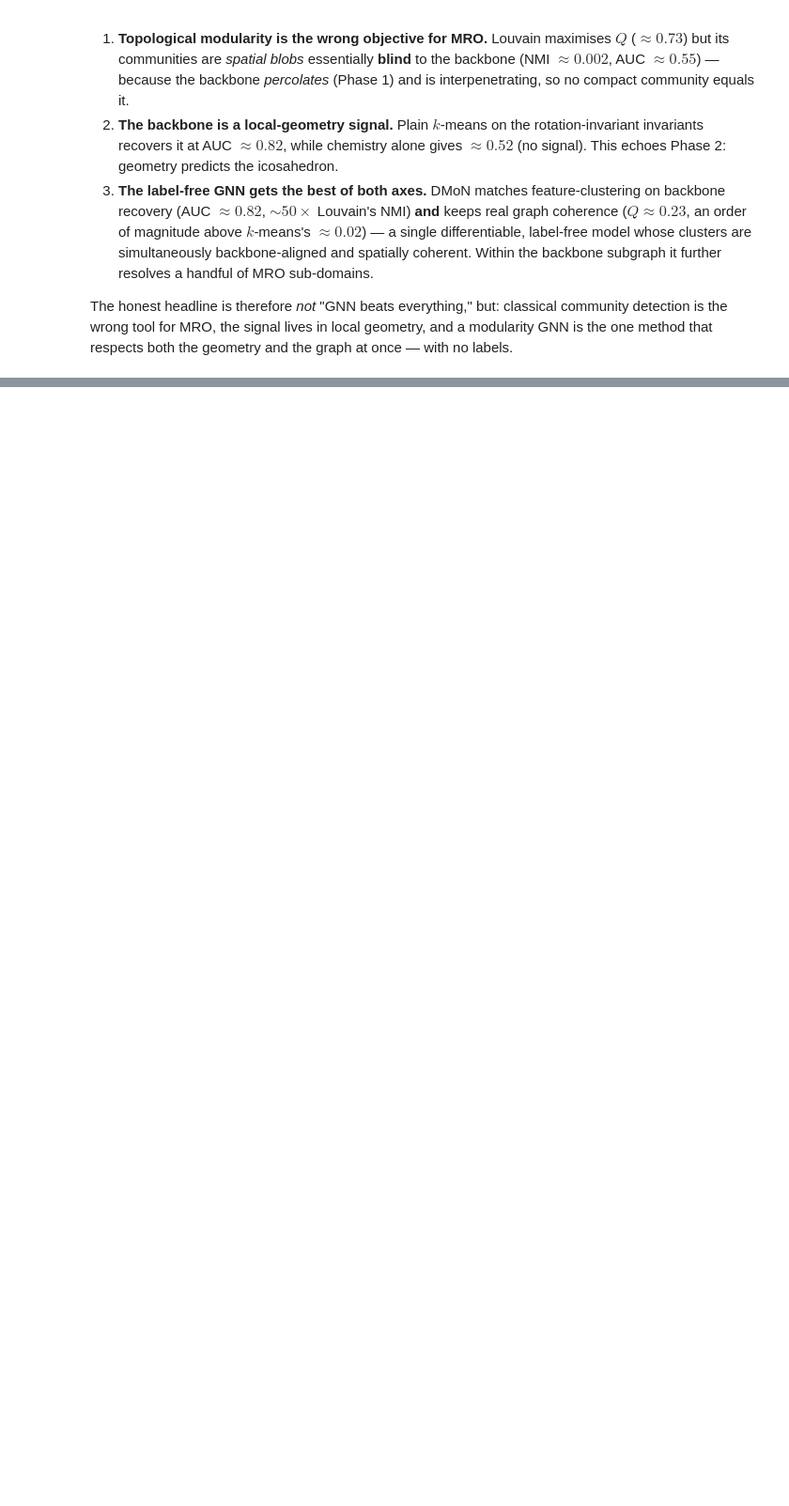
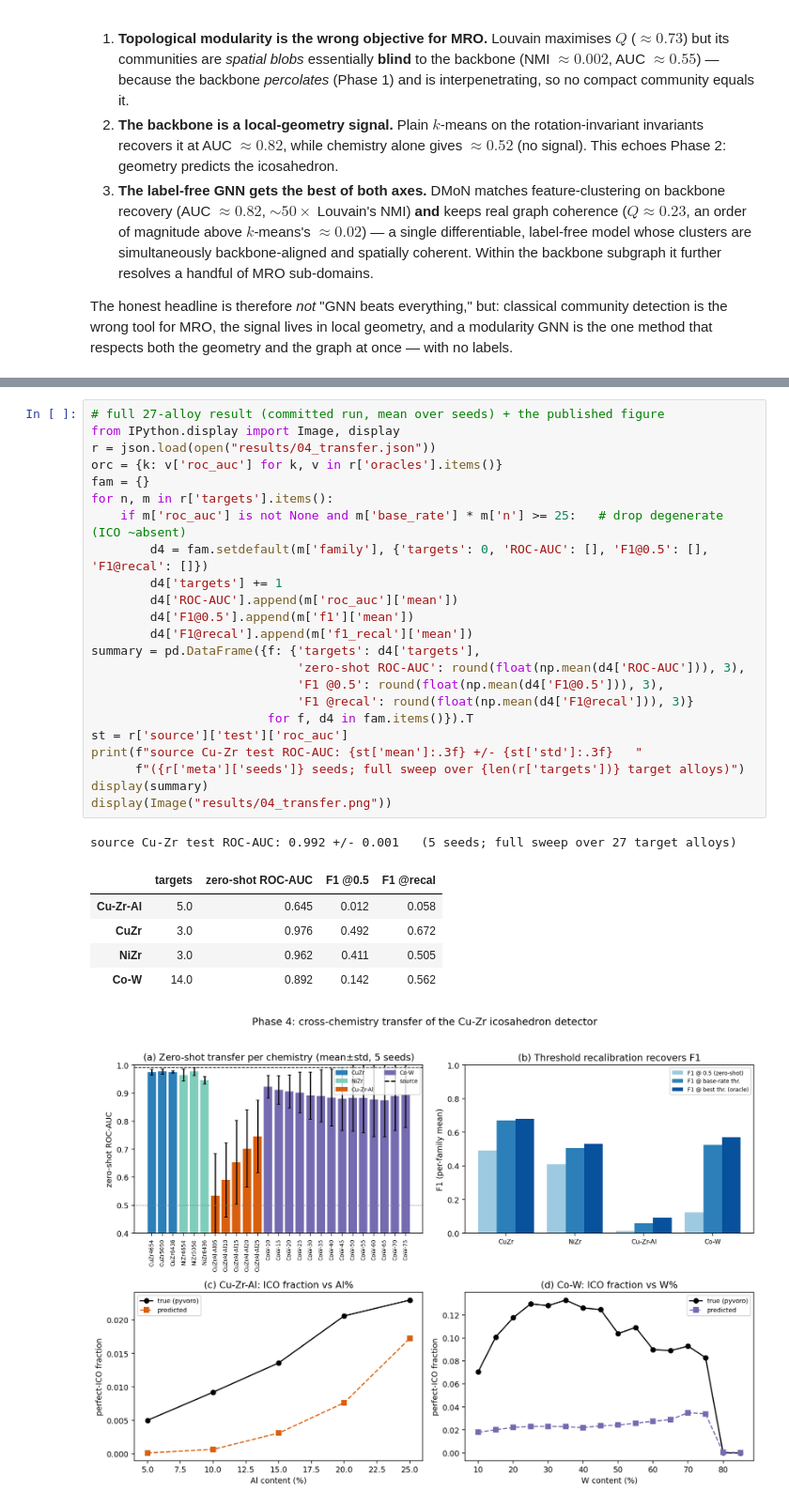
Before and after one commit to ali-elite/metallic-glass-gnn, a Jupyter notebook: metallic_glass_gnn.ipynb, the cells around one changed output, grey strips where cells are left out. Shown at 94% size. Saved outputs shown, nothing was run; the diff lists cells and outputs as text; blank space fills up the shorter version.

```diff
--- a/metallic_glass_gnn.ipynb
+++ b/metallic_glass_gnn.ipynb
@@ -480,0 +529,31 @@ that respects both the geometry and the graph at once — with no labels.
+# %%
+# full 27-alloy result (committed run, mean over seeds) + the published figure
+from IPython.display import Image, display
+r = json.load(open("results/04_transfer.json"))
+orc = {k: v['roc_auc'] for k, v in r['oracles'].items()}
+fam = {}
+for n, m in r['targets'].items():
+    if m['roc_auc'] is not None and m['base_rate'] * m['n'] >= 25:   # drop degenerate (ICO ~absent)
+        d4 = fam.setdefault(m['family'], {'targets': 0, 'ROC-AUC': [], 'F1@0.5': [], 'F1@recal': []})
+        d4['targets'] += 1
+        d4['ROC-AUC'].append(m['roc_auc']['mean'])
+        d4['F1@0.5'].append(m['f1']['mean'])
+        d4['F1@recal'].append(m['f1_recal']['mean'])
+summary = pd.DataFrame({f: {'targets': d4['targets'],
+                            'zero-shot ROC-AUC': round(float(np.mean(d4['ROC-AUC'])), 3),
+                            'F1 @0.5': round(float(np.mean(d4['F1@0.5'])), 3),
+                            'F1 @recal': round(float(np.mean(d4['F1@recal'])), 3)}
+                        for f, d4 in fam.items()}).T
+st = r['source']['test']['roc_auc']
+print(f"source Cu-Zr test ROC-AUC: {st['mean']:.3f} +/- {st['std']:.3f}   "
+      f"({r['meta']['seeds']} seeds; full sweep over {len(r['targets'])} target alloys)")
+display(summary)
+display(Image("results/04_transfer.png"))
+# %% [output]
+source Cu-Zr test ROC-AUC: 0.992 +/- 0.001   (5 seeds; full sweep over 27 target alloys)
+|  | targets | zero-shot ROC-AUC | F1 @0.5 | F1 @recal |
+| Cu-Zr-Al | 5.0 | 0.645 | 0.012 | 0.058 |
+| CuZr | 3.0 | 0.976 | 0.492 | 0.672 |
+| NiZr | 3.0 | 0.962 | 0.411 | 0.505 |
+| Co-W | 14.0 | 0.892 | 0.142 | 0.562 |
+[figure, added]
```
Also changed, not shown: parts of 8 cells of this notebook, 5 other files.
